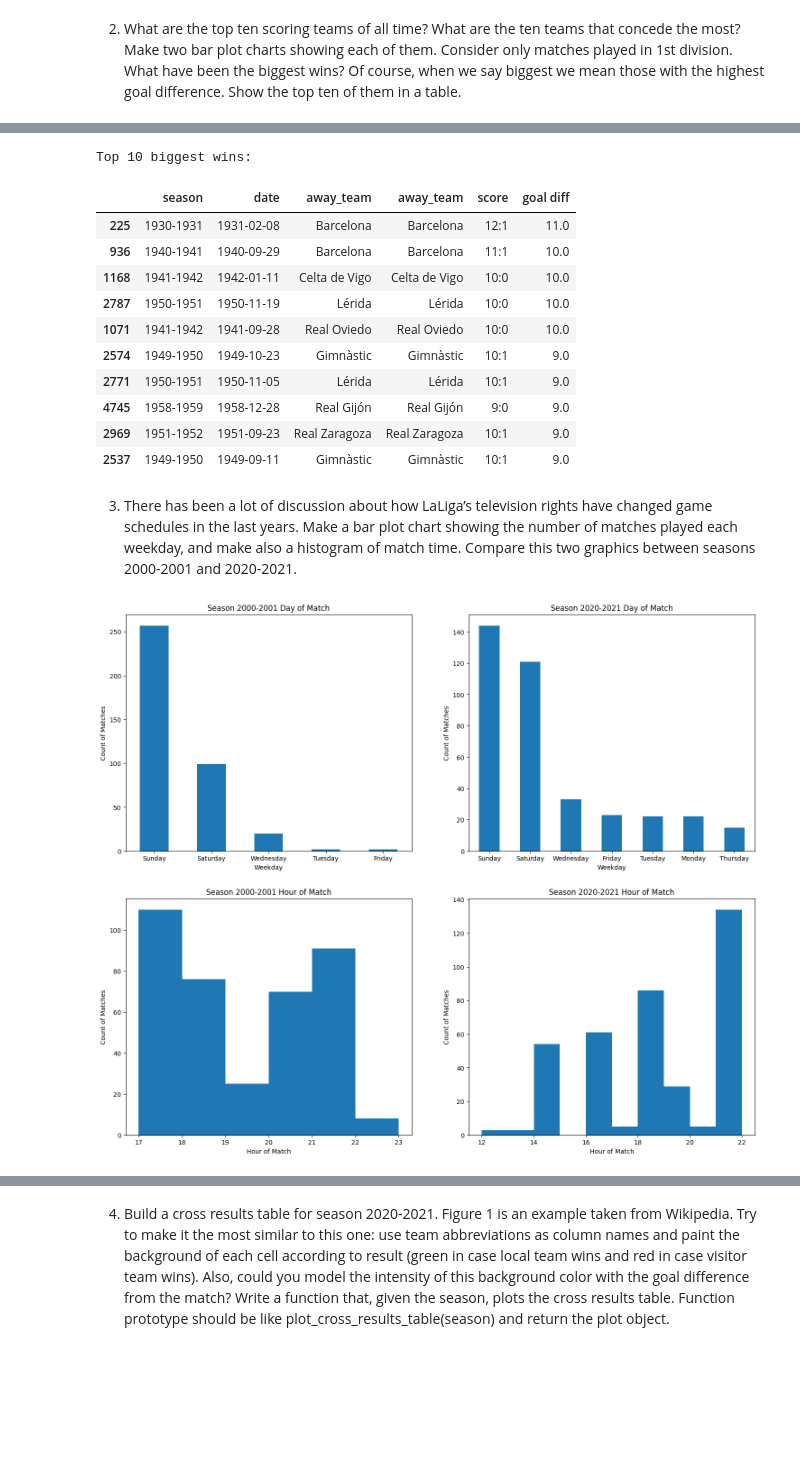
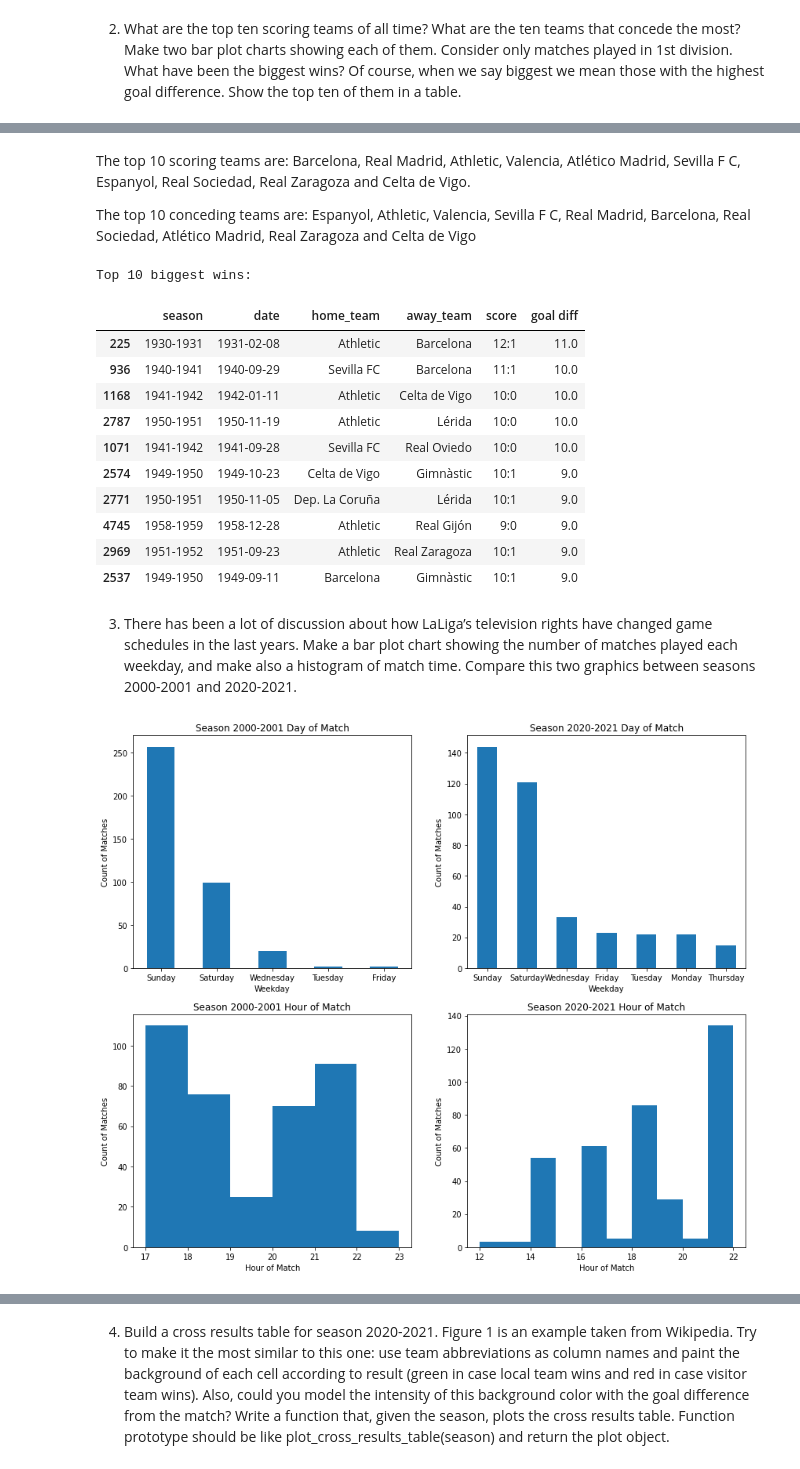
Before and after one commit to alexfulleda98/la-quiniela, a Jupyter notebook: analysis/LaLigaDataAnalysis.ipynb, the cells around one changed output, grey strips where cells are left out. Cells and saved outputs as stored; diff of their text form; code cells hidden in the pictures; blank space fills up the shorter version.

```diff
--- a/analysis/LaLigaDataAnalysis.ipynb
+++ b/analysis/LaLigaDataAnalysis.ipynb
@@ -98,21 +81,25 @@ Xerez CD             37.0        18.0         55.0
+# %% [markdown]
+The top 10 scoring teams are: Barcelona, Real Madrid, Athletic, Valencia, Atlético Madrid, Sevilla F C, Espanyol, Real Sociedad, Real Zaragoza and Celta de Vigo.
+
+The top 10 conceding teams are: Espanyol, Athletic, Valencia, Sevilla F C, Real Madrid, Barcelona, Real Sociedad, Atlético Madrid, Real Zaragoza and Celta de Vigo
 # %%
 first_division['abs_diff'] = abs(first_division['goal diff'])
 biggest_wins = first_division.sort_values('abs_diff', ascending = False).head(10)
 print("Top 10 biggest wins:")
-biggest_wins[['season', 'date', 'away_team', 'away_team', 'score', 'goal diff']]
+biggest_wins[['season', 'date', 'home_team', 'away_team', 'score', 'goal diff']]
 # %% [output]
 Top 10 biggest wins:
-|  | season | date | away_team | away_team | score | goal diff |
-| 225 | 1930-1931 | 1931-02-08 | Barcelona | Barcelona | 12:1 | 11.0 |
-| 936 | 1940-1941 | 1940-09-29 | Barcelona | Barcelona | 11:1 | 10.0 |
-| 1168 | 1941-1942 | 1942-01-11 | Celta de Vigo | Celta de Vigo | 10:0 | 10.0 |
-| 2787 | 1950-1951 | 1950-11-19 | Lérida | Lérida | 10:0 | 10.0 |
-| 1071 | 1941-1942 | 1941-09-28 | Real Oviedo | Real Oviedo | 10:0 | 10.0 |
-| 2574 | 1949-1950 | 1949-10-23 | Gimnàstic | Gimnàstic | 10:1 | 9.0 |
-| 2771 | 1950-1951 | 1950-11-05 | Lérida | Lérida | 10:1 | 9.0 |
-| 4745 | 1958-1959 | 1958-12-28 | Real Gijón | Real Gijón | 9:0 | 9.0 |
-| 2969 | 1951-1952 | 1951-09-23 | Real Zaragoza | Real Zaragoza | 10:1 | 9.0 |
-| 2537 | 1949-1950 | 1949-09-11 | Gimnàstic | Gimnàstic | 10:1 | 9.0 |
+|  | season | date | home_team | away_team | score | goal diff |
+| 225 | 1930-1931 | 1931-02-08 | Athletic | Barcelona | 12:1 | 11.0 |
+| 936 | 1940-1941 | 1940-09-29 | Sevilla FC | Barcelona | 11:1 | 10.0 |
+| 1168 | 1941-1942 | 1942-01-11 | Athletic | Celta de Vigo | 10:0 | 10.0 |
+| 2787 | 1950-1951 | 1950-11-19 | Athletic | Lérida | 10:0 | 10.0 |
+| 1071 | 1941-1942 | 1941-09-28 | Sevilla FC | Real Oviedo | 10:0 | 10.0 |
+| 2574 | 1949-1950 | 1949-10-23 | Celta de Vigo | Gimnàstic | 10:1 | 9.0 |
+| 2771 | 1950-1951 | 1950-11-05 | Dep. La Coruña | Lérida | 10:1 | 9.0 |
+| 4745 | 1958-1959 | 1958-12-28 | Athletic | Real Gijón | 9:0 | 9.0 |
+| 2969 | 1951-1952 | 1951-09-23 | Athletic | Real Zaragoza | 10:1 | 9.0 |
+| 2537 | 1949-1950 | 1949-09-11 | Barcelona | Gimnàstic | 10:1 | 9.0 |
 # %% [markdown]
 3. There has been a lot of discussion about how LaLiga’s television rights have
 changed game schedules in the last years. Make a bar plot chart showing
@@ -123,32 +110,32 @@ of match time. Compare this two graphics between seasons 2000-2001 and
 # Check error: AttributeError: Can only use .dt accessor with datetimelike values
 # Changes to time formatting! We can keep an original time format column and a stylized one.
 season_00_01 = first_division[first_division.season == '2000-2001']
 season_00_01['weekday'] = season_00_01['date'].dt.day_name()
 season_20_21 = first_division[first_division.season == '2020-2021']
 season_20_21['weekday'] = season_20_21['date'].dt.day_name()
-plt.figure(figsize=(18,15))
+plt.figure(figsize=(14,12))
 plt.subplot(2,2,1)
 season_00_01_plot = season_00_01['weekday'].value_counts().plot(kind = 'bar')
 season_00_01_plot.set_title('Season 2000-2001 Day of Match')
 season_00_01_plot.set_xlabel('Weekday')
 season_00_01_plot.tick_params(axis='x', labelrotation = 0)
 season_00_01_plot.set_ylabel('Count of Matches')
 plt.subplot(2,2,3)
 plt.hist(season_00_01['datetime'].dt.hour, bins = np.arange(17, 24))
 plt.title('Season 2000-2001 Hour of Match')
 plt.xlabel('Hour of Match')
 plt.ylabel('Count of Matches')
 plt.subplot(2,2,2)
 season_20_21_plot = season_20_21['weekday'].value_counts().plot(kind = 'bar')
 season_20_21_plot.set_title('Season 2020-2021 Day of Match')
 season_20_21_plot.tick_params(axis='x', labelrotation = 0)
 season_20_21_plot.set_xlabel('Weekday')
 season_20_21_plot.set_ylabel('Count of Matches')
 plt.subplot(2,2,4)
 plt.hist(season_20_21['datetime'].dt.hour)
 plt.title('Season 2020-2021 Hour of Match')
 plt.xlabel('Hour of Match')
 plt.ylabel('Count of Matches')
 plt.show()
 # %% [output]
-[figure, old version]
+[figure, new version]
```
Also changed, not shown: parts of 7 cells of this notebook.
